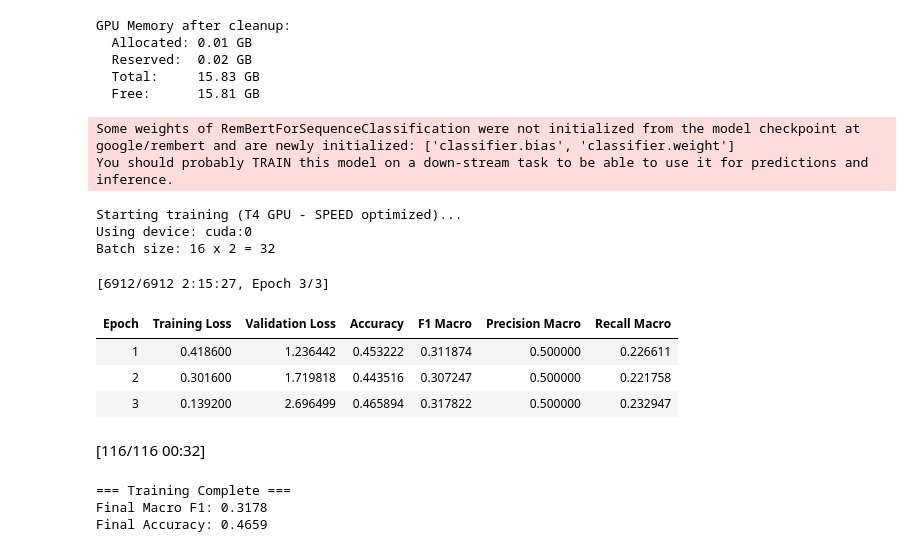
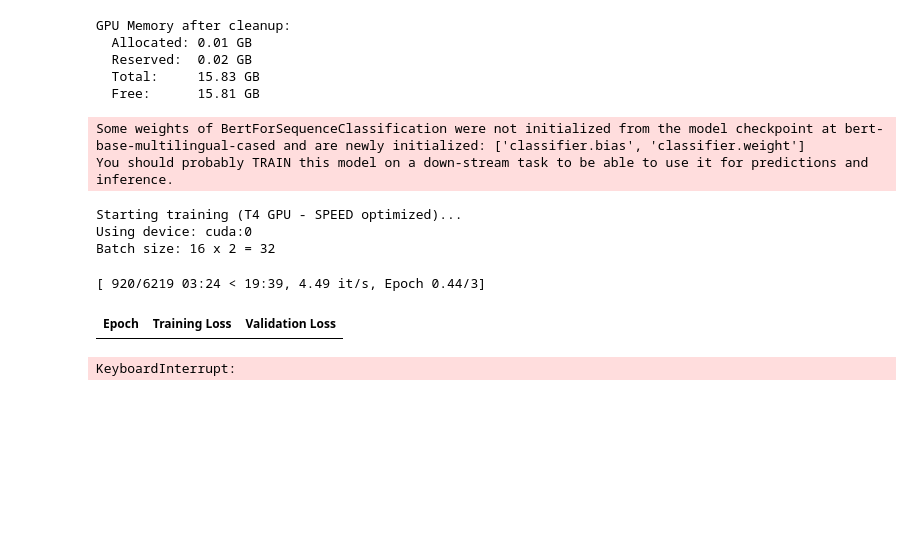
Before and after one commit to DavidGetter1/PolarSemEval, a Jupyter notebook: POLAR_2026.ipynb, the cells around one changed output. Drawn from its saved outputs; the diff is of its cells as text; code cells hidden in the pictures; blank space fills up the shorter version.

```diff
--- a/POLAR_2026.ipynb
+++ b/POLAR_2026.ipynb
@@ -53,7 +59,7 @@ from datasets import load_dataset
 from transformers import AutoTokenizer
 
 # 1. Setup Tokenizer
-tokenizer = AutoTokenizer.from_pretrained("google/rembert")
+tokenizer = AutoTokenizer.from_pretrained("bert-base-multilingual-cased")
 
 # 2. Identify Files - ONLY use train (dev has no labels!)
 train_files = glob.glob("train/*.csv")
@@ -214,11 +291,11 @@ if torch.cuda.is_available():
     torch.cuda.reset_peak_memory_stats()
 
 # Load fresh model with classification head
-model = AutoModelForSequenceClassification.from_pretrained("google/rembert", num_labels=2)
+model = AutoModelForSequenceClassification.from_pretrained("bert-base-multilingual-cased", num_labels=2)
 
 # Training arguments - SPEED OPTIMIZED for T4 GPU with clean memory
 training_args = TrainingArguments(
-    output_dir="./rembert_polarization",
+    output_dir="./mbert_polarization",
 
     # Training settings - MAXIMIZED for speed
     num_train_epochs=3,
@@ -253,43 +330,37 @@ training_args = TrainingArguments(
     # No gradient checkpointing = faster (uses more memory but we have it now)
     gradient_checkpointing=False,
     max_grad_norm=1.0,
 )
 
 # Initialize Trainer
 trainer = Trainer(
     model=model,
     args=training_args,
     train_dataset=shuffled_datasets["train"],
     eval_dataset=shuffled_datasets["test"],
     compute_metrics=compute_metrics,
 )
 
 # Train!
 print("Starting training (T4 GPU - SPEED optimized)...")
 print(f"Using device: {trainer.args.device}")
 print(f"Batch size: {training_args.per_device_train_batch_size} x {training_args.gradient_accumulation_steps} = {training_args.per_device_train_batch_size * training_args.gradient_accumulation_steps}")
 trainer.train()
 
 # Final evaluation
 final_results = trainer.evaluate()
 print(f"\n=== Training Complete ===")
 print(f"Final Macro F1: {final_results['eval_f1_macro']:.4f}")
 print(f"Final Accuracy: {final_results['eval_accuracy']:.4f}")
 # %% [output]
-Some weights of RemBertForSequenceClassification were not initialized from the model checkpoint at google/rembert and are newly initialized: ['classifier.bias', 'classifier.weight']
+Some weights of BertForSequenceClassification were not initialized from the model checkpoint at bert-base-multilingual-cased and are newly initialized: ['classifier.bias', 'classifier.weight']
 You should probably TRAIN this model on a down-stream task to be able to use it for predictions and inference.
 Starting training (T4 GPU - SPEED optimized)...
 Using device: cuda:0
 Batch size: 16 x 2 = 32
-[6912/6912 2:15:27, Epoch 3/3]
+[ 920/6219 03:24 < 19:39, 4.49 it/s, Epoch 0.44/3]
-| Epoch | Training Loss | Validation Loss | Accuracy | F1 Macro | Precision Macro | Recall Macro |
-| 1 | 0.418600 | 1.236442 | 0.453222 | 0.311874 | 0.500000 | 0.226611 |
-| 2 | 0.301600 | 1.719818 | 0.443516 | 0.307247 | 0.500000 | 0.221758 |
-| 3 | 0.139200 | 2.696499 | 0.465894 | 0.317822 | 0.500000 | 0.232947 |
+| Epoch | Training Loss | Validation Loss |
-[116/116 00:32]
-=== Training Complete ===
-Final Macro F1: 0.3178
-Final Accuracy: 0.4659
+KeyboardInterrupt:
 # %%
 import torch
 
```
Also changed, not shown: parts of 6 cells of this notebook.
